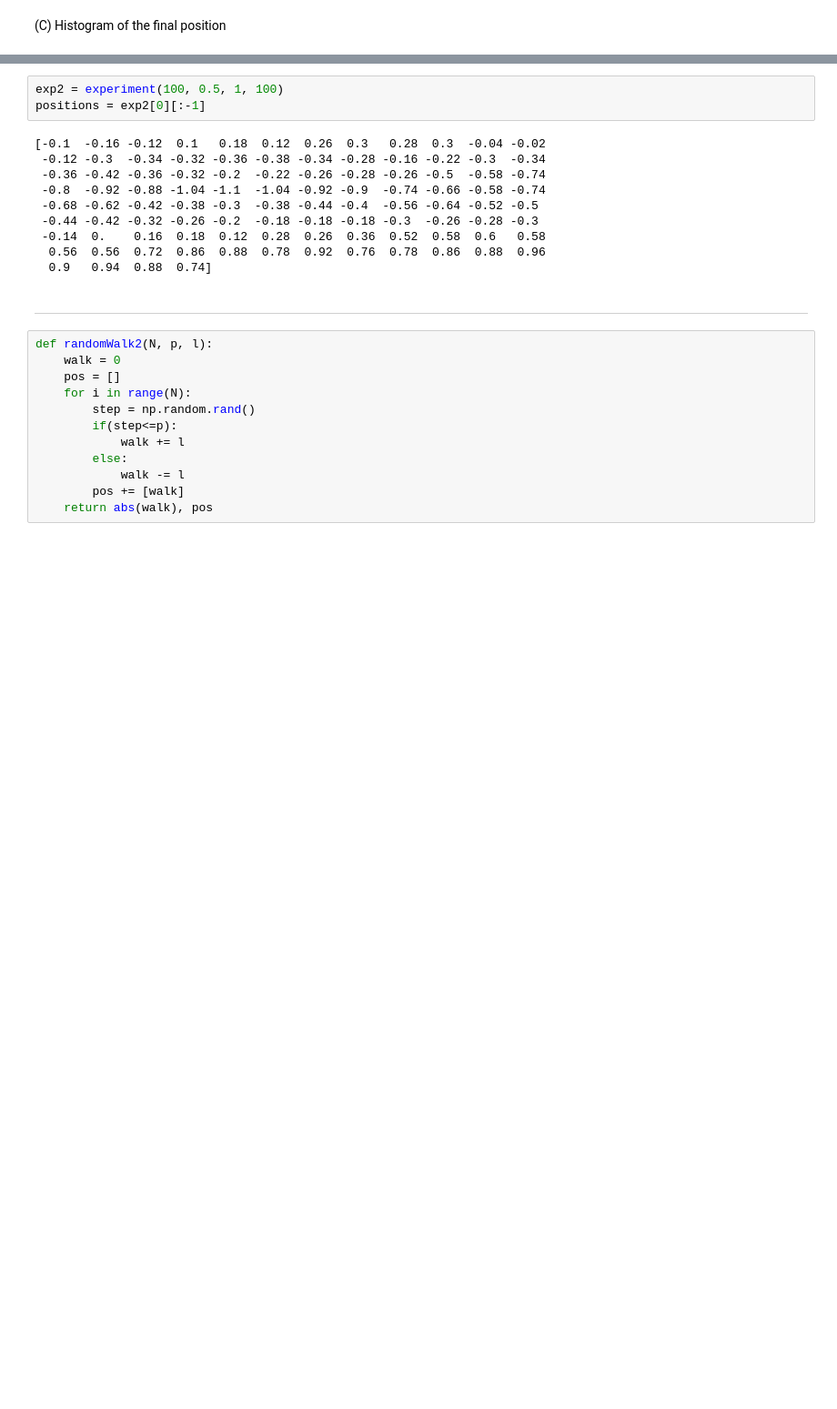
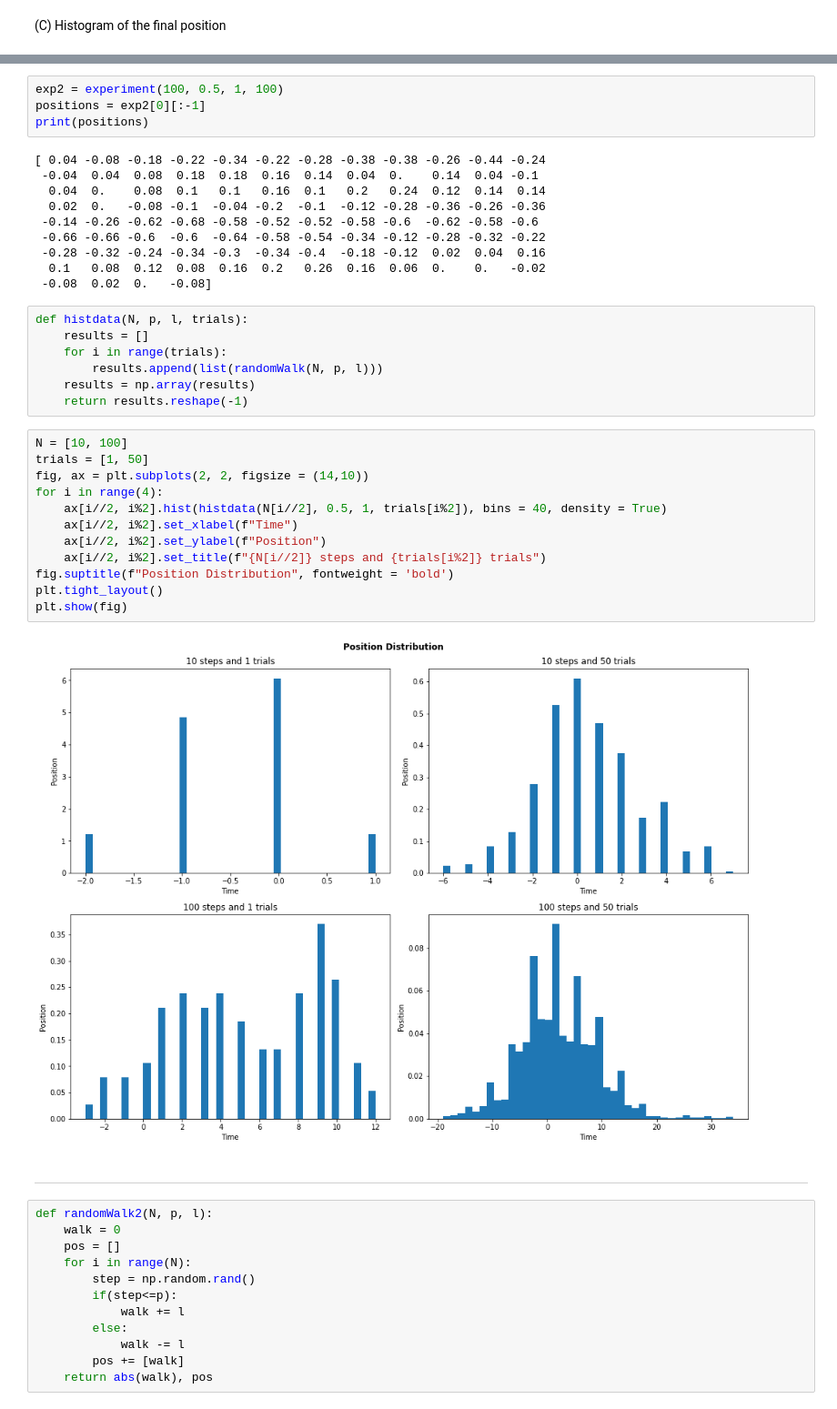
Before and after one commit to itsNisarg/MC312_Mod_Sim, a Jupyter notebook: MC312_LAB7_202003030_37.ipynb, the cells around one changed output, grey strips where cells are left out. Shown: that part at 91% size. Saved outputs shown, nothing was run; the diff lists cells and outputs as text; blank space fills up the shorter version.

```diff
--- a/MC312_LAB7_202003030_37.ipynb
+++ b/MC312_LAB7_202003030_37.ipynb
@@ -149,16 +149,38 @@ plt.show()
 # %%
 exp2 = experiment(100, 0.5, 1, 100)
 positions = exp2[0][:-1]
+print(positions)
 # %% [output]
-[-0.1  -0.16 -0.12  0.1   0.18  0.12  0.26  0.3   0.28  0.3  -0.04 -0.02
- -0.12 -0.3  -0.34 -0.32 -0.36 -0.38 -0.34 -0.28 -0.16 -0.22 -0.3  -0.34
- -0.36 -0.42 -0.36 -0.32 -0.2  -0.22 -0.26 -0.28 -0.26 -0.5  -0.58 -0.74
- -0.8  -0.92 -0.88 -1.04 -1.1  -1.04 -0.92 -0.9  -0.74 -0.66 -0.58 -0.74
- -0.68 -0.62 -0.42 -0.38 -0.3  -0.38 -0.44 -0.4  -0.56 -0.64 -0.52 -0.5
- -0.44 -0.42 -0.32 -0.26 -0.2  -0.18 -0.18 -0.18 -0.3  -0.26 -0.28 -0.3
- -0.14  0.    0.16  0.18  0.12  0.28  0.26  0.36  0.52  0.58  0.6   0.58
-  0.56  0.56  0.72  0.86  0.88  0.78  0.92  0.76  0.78  0.86  0.88  0.96
-  0.9   0.94  0.88  0.74]
+[ 0.04 -0.08 -0.18 -0.22 -0.34 -0.22 -0.28 -0.38 -0.38 -0.26 -0.44 -0.24
+ -0.04  0.04  0.08  0.18  0.18  0.16  0.14  0.04  0.    0.14  0.04 -0.1
+  0.04  0.    0.08  0.1   0.1   0.16  0.1   0.2   0.24  0.12  0.14  0.14
+  0.02  0.   -0.08 -0.1  -0.04 -0.2  -0.1  -0.12 -0.28 -0.36 -0.26 -0.36
+ -0.14 -0.26 -0.62 -0.68 -0.58 -0.52 -0.52 -0.58 -0.6  -0.62 -0.58 -0.6
+ -0.66 -0.66 -0.6  -0.6  -0.64 -0.58 -0.54 -0.34 -0.12 -0.28 -0.32 -0.22
+ -0.28 -0.32 -0.24 -0.34 -0.3  -0.34 -0.4  -0.18 -0.12  0.02  0.04  0.16
+  0.1   0.08  0.12  0.08  0.16  0.2   0.26  0.16  0.06  0.    0.   -0.02
+ -0.08  0.02  0.   -0.08]
+# %%
+def histdata(N, p, l, trials):
+    results = []
+    for i in range(trials):
+        results.append(list(randomWalk(N, p, l)))
+    results = np.array(results)
+    return results.reshape(-1)
+# %%
+N = [10, 100]
+trials = [1, 50]
+fig, ax = plt.subplots(2, 2, figsize = (14,10))
+for i in range(4):
+    ax[i//2, i%2].hist(histdata(N[i//2], 0.5, 1, trials[i%2]), bins = 40, density = True)
+    ax[i//2, i%2].set_xlabel(f"Time")
+    ax[i//2, i%2].set_ylabel(f"Position")
+    ax[i//2, i%2].set_title(f"{N[i//2]} steps and {trials[i%2]} trials")
+fig.suptitle(f"Position Distribution", fontweight = 'bold')
+plt.tight_layout()
+plt.show(fig)
+# %% [output]
+[figure, added]
 # %% [markdown]
 ---
 # %%
```
Also changed, not shown: parts of 8 cells of this notebook.
